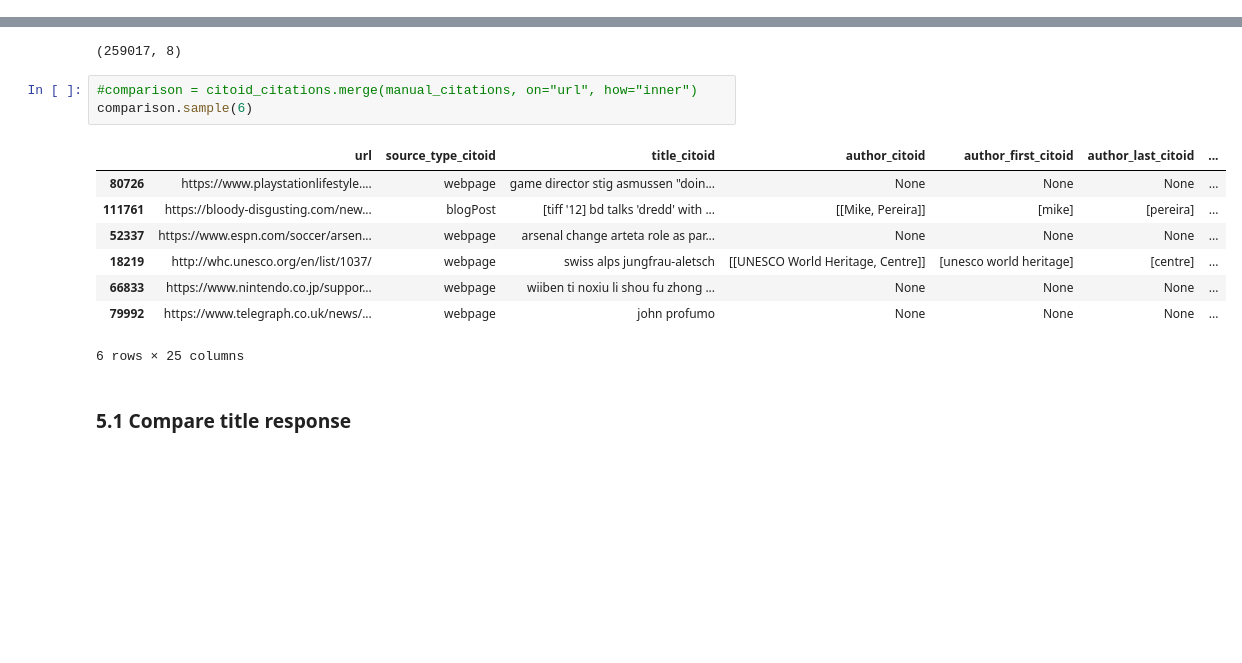
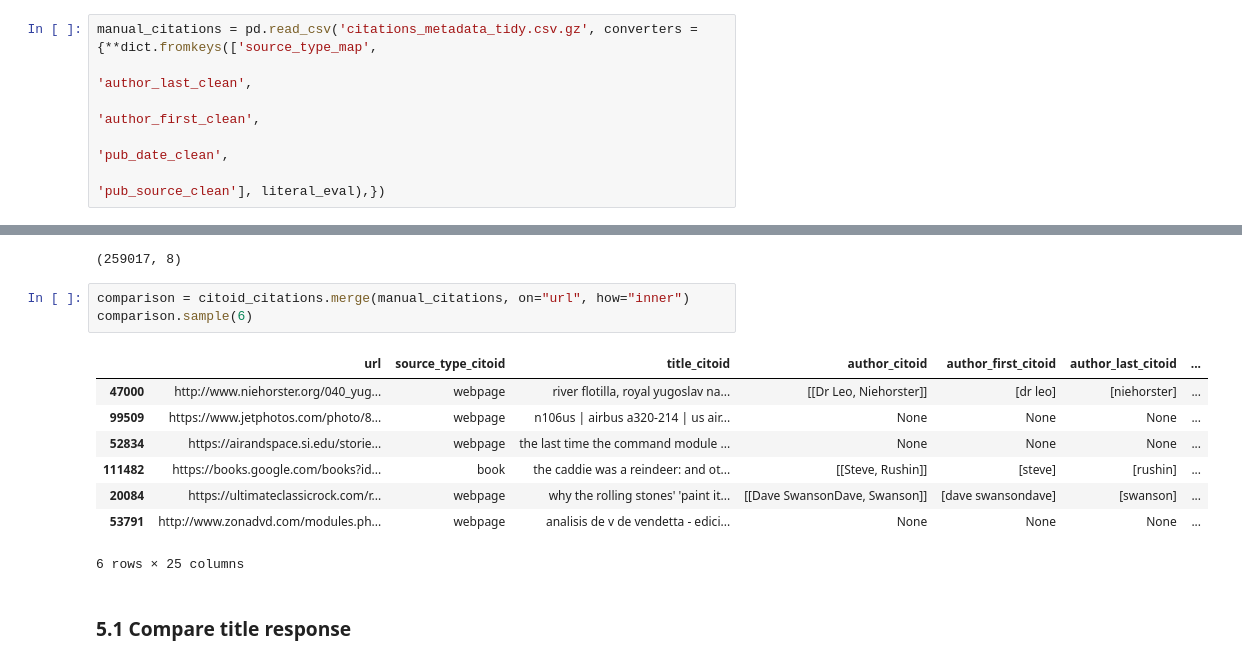
Before and after one commit to hdlabconicet/Web2Cit-research, a Jupyter notebook: understand-citoid-coverage.ipynb, the cells around one changed output, grey strips where cells are left out. Saved outputs shown, nothing was run; the diff lists cells and outputs as text; blank space fills up the shorter version.

```diff
--- a/understand-citoid-coverage.ipynb
+++ b/understand-citoid-coverage.ipynb
@@ -1054,6 +1054,12 @@ manual_citations.to_csv('citations_metadata_tidy.csv.gz', index=False)
 ## 5. Evaluation
 # %% [markdown]
 In this section, we compare and evaluate the response from Citoid with the values obtained from the manual citations for each URL.
+# %%
+manual_citations = pd.read_csv('citations_metadata_tidy.csv.gz', converters = {**dict.fromkeys(['source_type_map',
+                                                                                             'author_last_clean',
+                                                                                             'author_first_clean',
+                                                                                             'pub_date_clean',
+                                                                                             'pub_source_clean'], literal_eval),})
 # %%
 #citoid_citations = pd.read_csv('citoid_citations.csv.gz', converters = {**dict.fromkeys(['author_citoid',
 #                                                                                        'author_last_citoid',
@@ -1073,16 +1079,16 @@ citoid_citations.shape
 # %% [output]
 (259017, 8)
 # %%
-#comparison = citoid_citations.merge(manual_citations, on="url", how="inner")
+comparison = citoid_citations.merge(manual_citations, on="url", how="inner")
 comparison.sample(6)
 # %% [output]
 |  | url | source_type_citoid | title_citoid | author_citoid | author_first_citoid | author_last_citoid | ... |
-| 80726 | https://www.playstationlifestyle.... | webpage | game director stig asmussen "doin... | None | None | None | ... |
-| 111761 | https://bloody-disgusting.com/new... | blogPost | [tiff '12] bd talks 'dredd' with ... | [[Mike, Pereira]] | [mike] | [pereira] | ... |
-| 52337 | https://www.espn.com/soccer/arsen... | webpage | arsenal change arteta role as par... | None | None | None | ... |
-| 18219 | http://whc.unesco.org/en/list/1037/ | webpage | swiss alps jungfrau-aletsch | [[UNESCO World Heritage, Centre]] | [unesco world heritage] | [centre] | ... |
-| 66833 | https://www.nintendo.co.jp/suppor... | webpage | wiiben ti noxiu li shou fu zhong ... | None | None | None | ... |
-| 79992 | https://www.telegraph.co.uk/news/... | webpage | john profumo | None | None | None | ... |
+| 47000 | http://www.niehorster.org/040_yug... | webpage | river flotilla, royal yugoslav na... | [[Dr Leo, Niehorster]] | [dr leo] | [niehorster] | ... |
+| 99509 | https://www.jetphotos.com/photo/8... | webpage | n106us | airbus a320-214 | us air... | None | None | None | ... |
+| 52834 | https://airandspace.si.edu/storie... | webpage | the last time the command module ... | None | None | None | ... |
+| 111482 | https://books.google.com/books?id... | book | the caddie was a reindeer: and ot... | [[Steve, Rushin]] | [steve] | [rushin] | ... |
+| 20084 | https://ultimateclassicrock.com/r... | webpage | why the rolling stones' 'paint it... | [[Dave SwansonDave, Swanson]] | [dave swansondave] | [swanson] | ... |
+| 53791 | http://www.zonadvd.com/modules.ph... | webpage | analisis de v de vendetta - edici... | None | None | None | ... |
 6 rows × 25 columns
 # %% [markdown]
 ### 5.1 Compare title response
```
Also changed, not shown: parts of 31 cells of this notebook.
